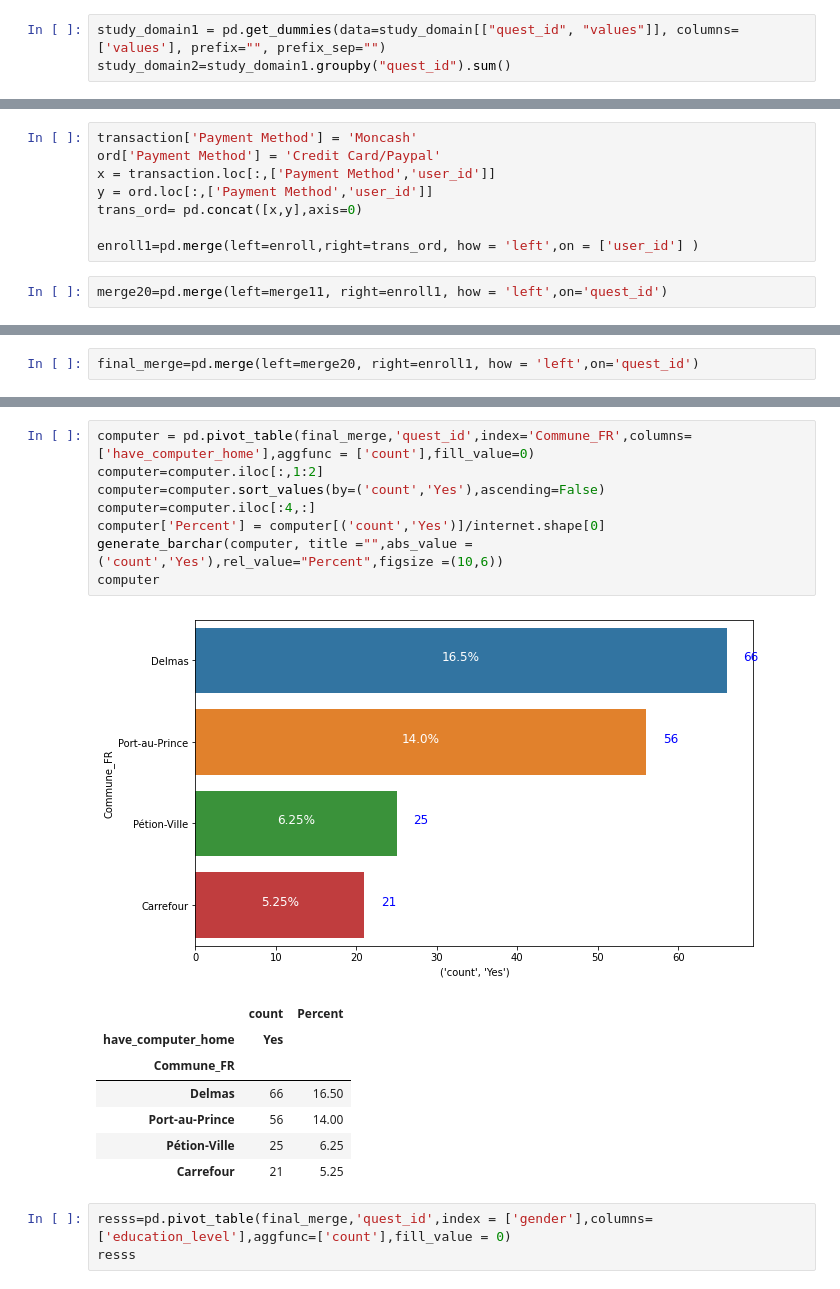
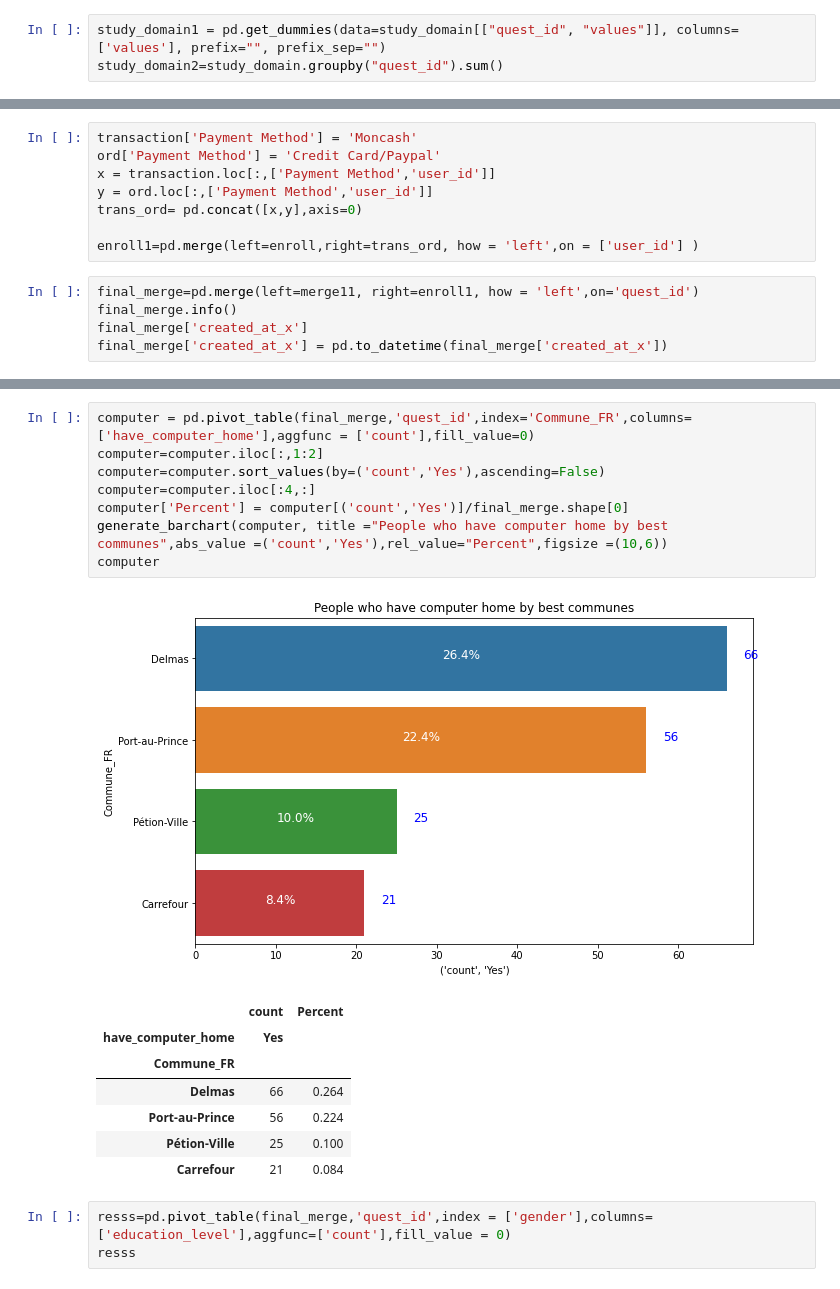
Before and after one commit to wizking-code/Mini-Project, a Jupyter notebook: homework.ipynb, the cells around one changed output, grey strips where cells are left out. Drawn from its saved outputs; the diff is of its cells as text.

```diff
--- a/homework.ipynb
+++ b/homework.ipynb
@@ -95,7 +101,7 @@ def Calculate_Age(born) :
     return today.year - born.year - ((today.month,today.day)< (born.month,born.day))
 # %%
 study_domain1 = pd.get_dummies(data=study_domain[["quest_id", "values"]], columns=['values'], prefix="", prefix_sep="")
-study_domain2=study_domain1.groupby("quest_id").sum()
+study_domain2=study_domain.groupby("quest_id").sum()
 # %%
 technologyy = pd.get_dummies(data=technology[["key", "quest_id", "values"]], columns=['values'], prefix="", prefix_sep="")
 technologyyy=technologyy.groupby("quest_id").sum()
@@ -125,4 +141,7 @@ trans_ord= pd.concat([x,y],axis=0)
 
 enroll1=pd.merge(left=enroll,right=trans_ord, how = 'left',on = ['user_id'] )
 # %%
-merge20=pd.merge(left=merge11, right=enroll1, how = 'left',on='quest_id')
+final_merge=pd.merge(left=merge11, right=enroll1, how = 'left',on='quest_id')
+final_merge.info()
+final_merge['created_at_x']
+final_merge['created_at_x'] = pd.to_datetime(final_merge['created_at_x'])
@@ -129,2 +165,0 @@ merge20=pd.merge(left=merge11, right=enroll1, how = 'left',on='quest_id')
-# %%
-final_merge=pd.merge(left=merge20, right=enroll1, how = 'left',on='quest_id')
@@ -391,20 +495,20 @@ internet
 # %%
 computer = pd.pivot_table(final_merge,'quest_id',index='Commune_FR',columns=['have_computer_home'],aggfunc = ['count'],fill_value=0)
 computer=computer.iloc[:,1:2]
 computer=computer.sort_values(by=('count','Yes'),ascending=False)
 computer=computer.iloc[:4,:]
-computer['Percent'] = computer[('count','Yes')]/internet.shape[0]
-generate_barchar(computer, title ="",abs_value =('count','Yes'),rel_value="Percent",figsize =(10,6))
+computer['Percent'] = computer[('count','Yes')]/final_merge.shape[0]
+generate_barchart(computer, title ="People who have computer home by best communes",abs_value =('count','Yes'),rel_value="Percent",figsize =(10,6))
 computer
 # %% [output]
-[figure, old version]
+[figure, new version]
 |  | count | Percent |
 | have_computer_home | Yes |  |
 | Commune_FR |  |  |
-| Delmas | 66 | 16.50 |
-| Port-au-Prince | 56 | 14.00 |
-| Pétion-Ville | 25 | 6.25 |
-| Carrefour | 21 | 5.25 |
+| Delmas | 66 | 0.264 |
+| Port-au-Prince | 56 | 0.224 |
+| Pétion-Ville | 25 | 0.100 |
+| Carrefour | 21 | 0.084 |
 # %%
 resss=pd.pivot_table(final_merge,'quest_id',index = ['gender'],columns=['education_level'],aggfunc=['count'],fill_value = 0)
 resss
```
Also changed, not shown: parts of 58 cells of this notebook.
